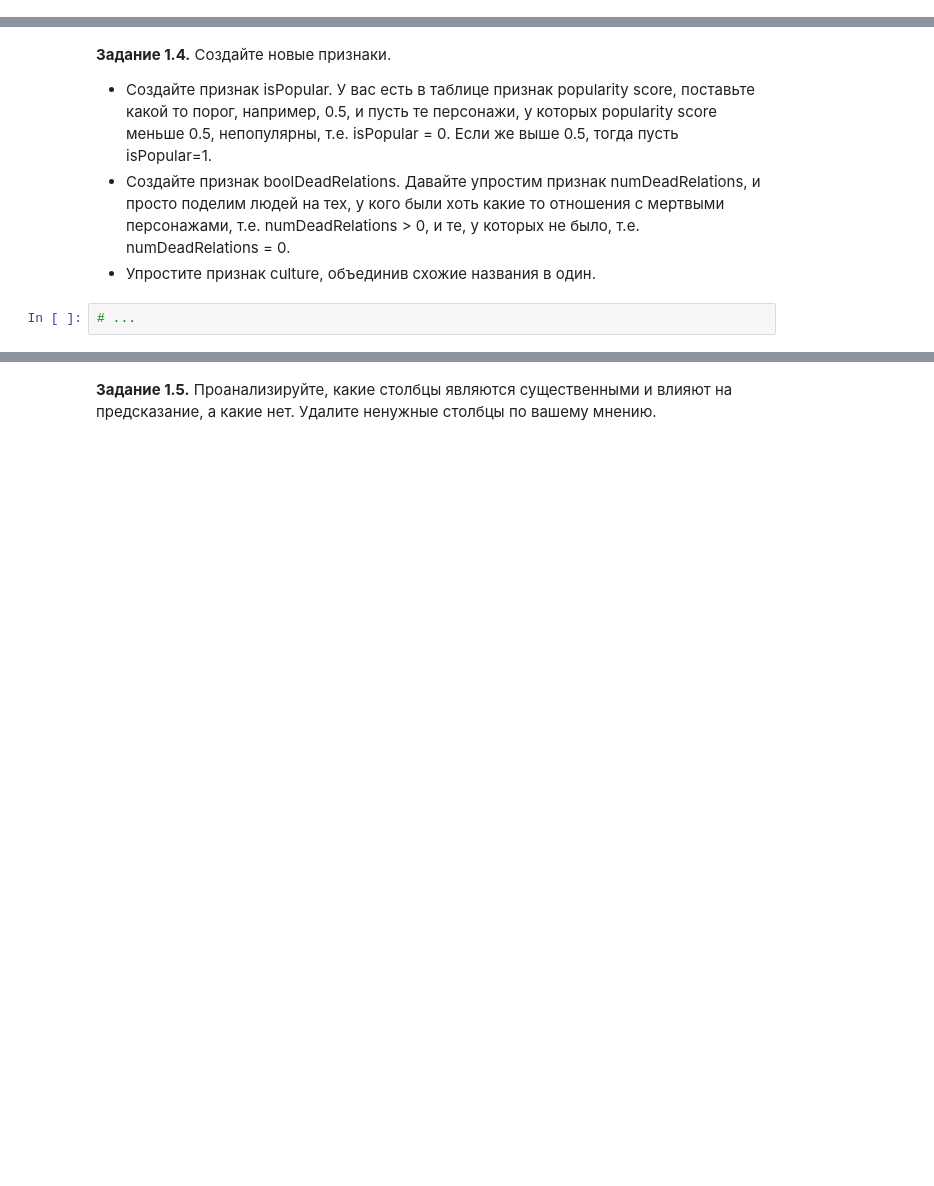
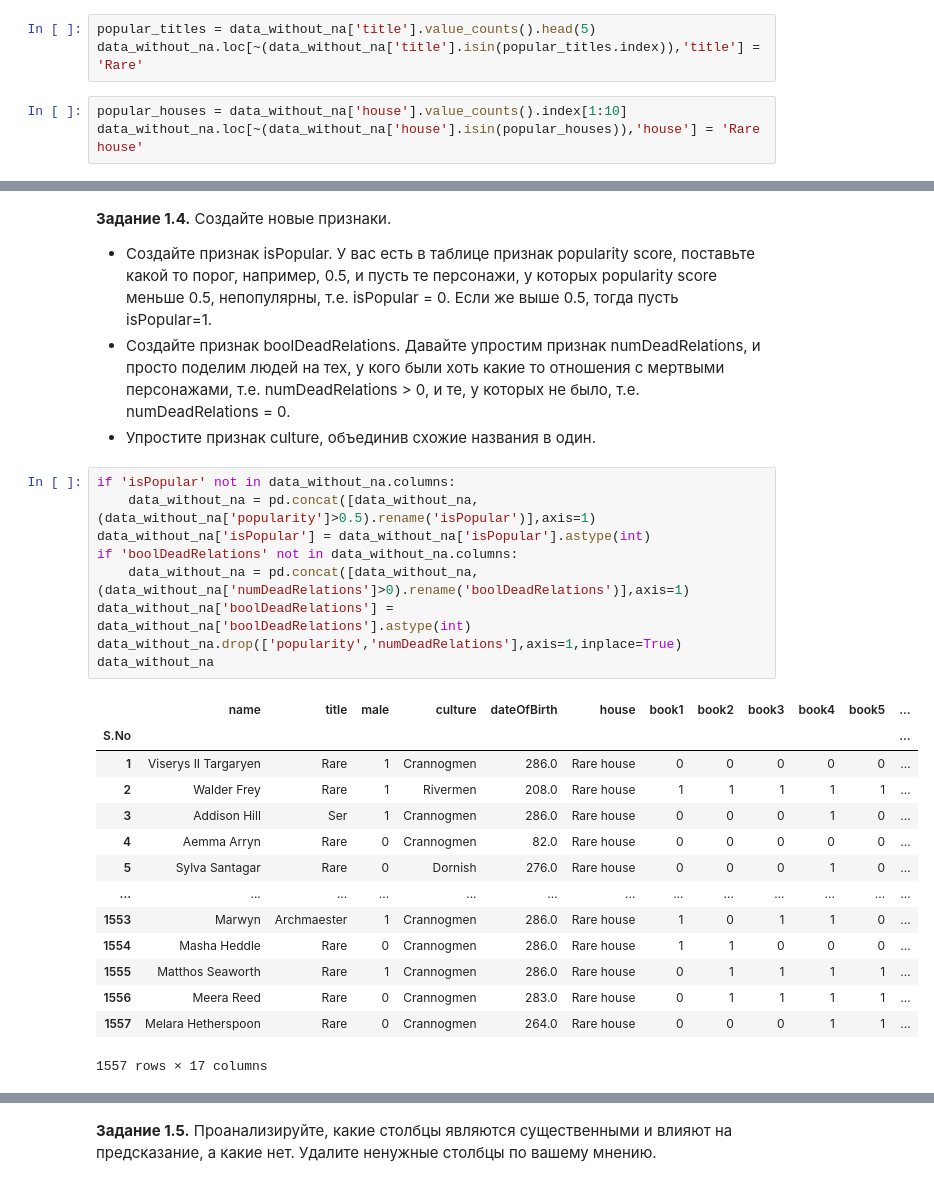
Before and after one commit to kovzanok/ml, a Jupyter notebook: week_01_ml_intro/Homework/hw_1_game_of_thrones.ipynb, the cells around one changed output, grey strips where cells are left out. Cells and saved outputs as stored; diff of their text form; blank space fills up the shorter version.

```diff
--- a/week_01_ml_intro/Homework/hw_1_game_of_thrones.ipynb
+++ b/week_01_ml_intro/Homework/hw_1_game_of_thrones.ipynb
@@ -175,0 +169,6 @@ TypeError: Cannot convert [nan nan nan 'Ser' nan nan nan nan nan nan 'Riverrun'
+# %%
+popular_titles = data_without_na['title'].value_counts().head(5)
+data_without_na.loc[~(data_without_na['title'].isin(popular_titles.index)),'title'] = 'Rare'
+# %%
+popular_houses = data_without_na['house'].value_counts().index[1:10]
+data_without_na.loc[~(data_without_na['house'].isin(popular_houses)),'house'] = 'Rare house'
@@ -178,8 +207,30 @@ TypeError: Cannot convert [nan nan nan 'Ser' nan nan nan nan nan nan 'Riverrun'
 * Создайте признак isPopular. У вас есть в таблице признак popularity score, поставьте какой то порог, например, 0.5, и пусть те персонажи, у которых popularity score меньше 0.5, непопулярны, т.е. isPopular = 0. Если же выше 0.5, тогда пусть isPopular=1.
 * Создайте признак boolDeadRelations. Давайте упростим признак numDeadRelations, и просто поделим людей на тех, у кого были хоть какие то отношения с мертвыми персонажами, т.е. numDeadRelations > 0, и те, у которых не было, т.е. numDeadRelations = 0.
 * Упростите признак culture, объединив схожие названия в один.
-# %%
-# ...
+# %%
+if 'isPopular' not in data_without_na.columns:
+    data_without_na = pd.concat([data_without_na,(data_without_na['popularity']>0.5).rename('isPopular')],axis=1)
+data_without_na['isPopular'] = data_without_na['isPopular'].astype(int)
+if 'boolDeadRelations' not in data_without_na.columns:
+    data_without_na = pd.concat([data_without_na,(data_without_na['numDeadRelations']>0).rename('boolDeadRelations')],axis=1)
+data_without_na['boolDeadRelations'] = data_without_na['boolDeadRelations'].astype(int)
+data_without_na.drop(['popularity','numDeadRelations'],axis=1,inplace=True)
+data_without_na
+# %% [output]
+|  | name | title | male | culture | dateOfBirth | house | book1 | book2 | book3 | book4 | book5 | ... |
+| S.No |  |  |  |  |  |  |  |  |  |  |  | ... |
+| 1 | Viserys II Targaryen | Rare | 1 | Crannogmen | 286.0 | Rare house | 0 | 0 | 0 | 0 | 0 | ... |
+| 2 | Walder Frey | Rare | 1 | Rivermen | 208.0 | Rare house | 1 | 1 | 1 | 1 | 1 | ... |
+| 3 | Addison Hill | Ser | 1 | Crannogmen | 286.0 | Rare house | 0 | 0 | 0 | 1 | 0 | ... |
+| 4 | Aemma Arryn | Rare | 0 | Crannogmen | 82.0 | Rare house | 0 | 0 | 0 | 0 | 0 | ... |
+| 5 | Sylva Santagar | Rare | 0 | Dornish | 276.0 | Rare house | 0 | 0 | 0 | 1 | 0 | ... |
+| ... | ... | ... | ... | ... | ... | ... | ... | ... | ... | ... | ... | ... |
+| 1553 | Marwyn | Archmaester | 1 | Crannogmen | 286.0 | Rare house | 1 | 0 | 1 | 1 | 0 | ... |
+| 1554 | Masha Heddle | Rare | 0 | Crannogmen | 286.0 | Rare house | 1 | 1 | 0 | 0 | 0 | ... |
+| 1555 | Matthos Seaworth | Rare | 1 | Crannogmen | 286.0 | Rare house | 0 | 1 | 1 | 1 | 1 | ... |
+| 1556 | Meera Reed | Rare | 0 | Crannogmen | 283.0 | Rare house | 0 | 1 | 1 | 1 | 1 | ... |
+| 1557 | Melara Hetherspoon | Rare | 0 | Crannogmen | 264.0 | Rare house | 0 | 0 | 0 | 1 | 1 | ... |
+1557 rows × 17 columns
 # %%
 # Подсказка
 cult = {
```
Also changed, not shown: parts of 12 cells of this notebook.
